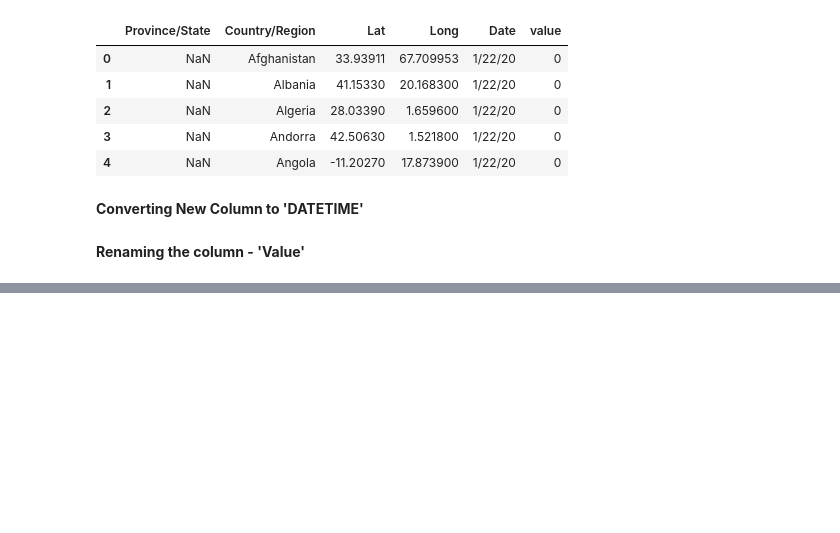
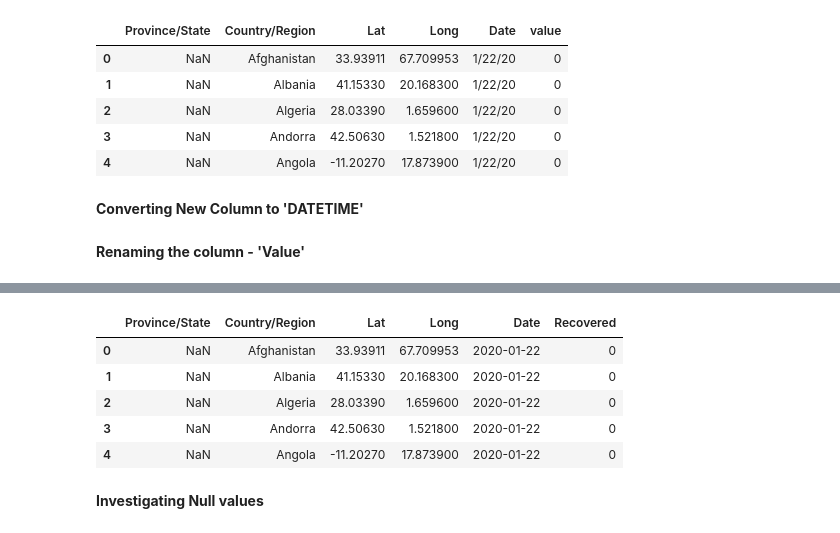
Before and after one commit to udaytak/CoronaVirus-Evolution-PowerBI, a Jupyter notebook: Corona Virus BI Project.ipynb, the cells around one changed output, grey strips where cells are left out. Saved outputs shown, nothing was run; the diff lists cells and outputs as text; code cells hidden in the pictures; blank space fills up the shorter version.

Commit message:
Dealing with Null

```diff
--- a/Corona Virus BI Project.ipynb
+++ b/Corona Virus BI Project.ipynb
@@ -100,0 +119,11 @@ raw_data_Recovered2.columns = raw_data_Recovered2.columns.str.replace('value','R
+# %%
+raw_data_Recovered2.head()
+# %% [output]
+|  | Province/State | Country/Region | Lat | Long | Date | Recovered |
+| 0 | NaN | Afghanistan | 33.93911 | 67.709953 | 2020-01-22 | 0 |
+| 1 | NaN | Albania | 41.15330 | 20.168300 | 2020-01-22 | 0 |
+| 2 | NaN | Algeria | 28.03390 | 1.659600 | 2020-01-22 | 0 |
+| 3 | NaN | Andorra | 42.50630 | 1.521800 | 2020-01-22 | 0 |
+| 4 | NaN | Angola | -11.20270 | 17.873900 | 2020-01-22 | 0 |
+# %% [markdown]
+<b> Investigating Null values
```
Also changed, not shown: parts of 10 cells of this notebook.
